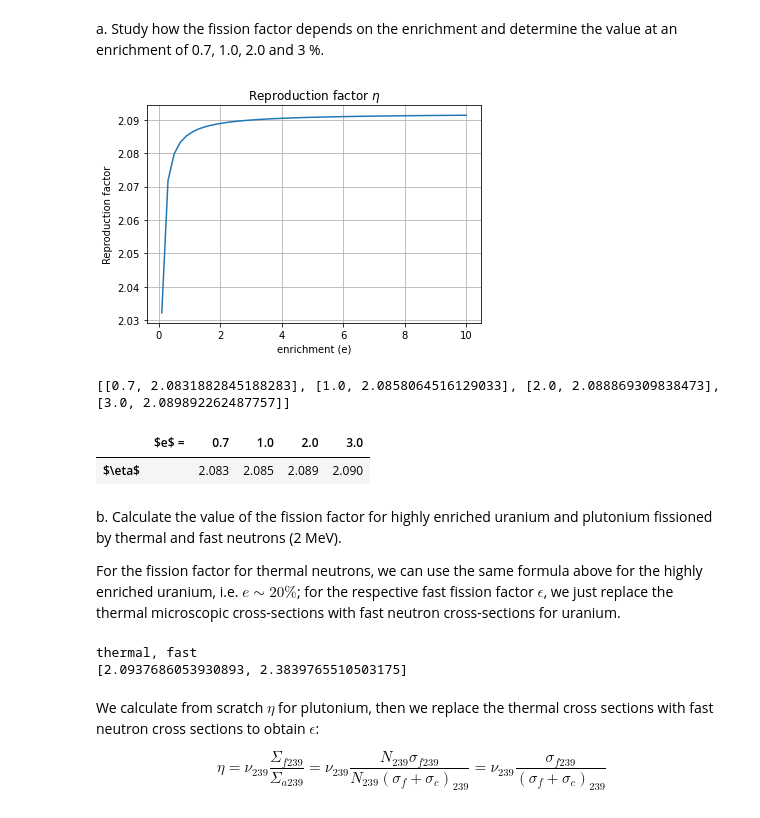
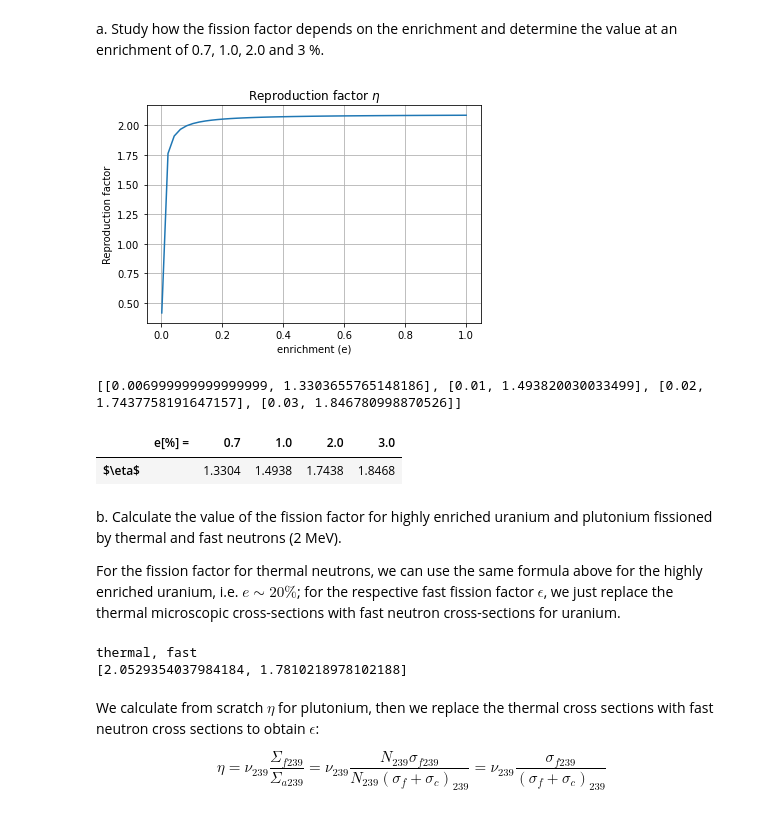
Before and after one commit to nora-salone/Physics-of-Nuclear-Energy, a Jupyter notebook: Phys_nucl_energy_4.ipynb, the cells around one changed output. Saved outputs shown, nothing was run; the diff lists cells and outputs as text; code cells hidden in the pictures.

```diff
--- a/Phys_nucl_energy_4.ipynb
+++ b/Phys_nucl_energy_4.ipynb
@@ -39,25 +39,25 @@ a. Study how the fission factor depends on the enrichment and determine the valu
 enrichment of 0.7, 1.0, 2.0 and 3 %.
 # %%
 # Data for plotting
-e = np.linspace(0.1, 10.0, 50, endpoint=True)
+e = np.linspace(0.001, 1.0, 50, endpoint=True)
 sigma_f235 = 583.0 #barn
 sigma_c235 = 99.0 #barn
-sigma_c238 = 2.0 #barn
+sigma_c238 = 2.73 #barn
 nu = 2.44 #for uranium
 
 eta = nu*e*sigma_f235/(e*(sigma_f235+sigma_c235)+(1-e)*sigma_c238)
 fig, ax = plt.subplots()
 ax.plot(e, eta)
 
 ax.set(xlabel='enrichment (e)', ylabel='Reproduction factor',
        title='Reproduction factor $\eta$')
 ax.grid()
 
 plt.show()
 # %% [output]
-[figure, old version]
+[figure, new version]
 # %%
-data=[0.7,1.0,2.0,3.0]
+data=np.divide([0.7,1.0,2.0,3.0],100) # e are precentages, in the formula 1-e
 results=[]
 
 def eta_f(e):
@@ -68,22 +68,22 @@ for i in range(len(data)):
 
 print(results)
 # %% [output]
-[[0.7, 2.0831882845188283], [1.0, 2.0858064516129033], [2.0, 2.088869309838473], [3.0, 2.089892262487757]]
+[[0.006999999999999999, 1.3303655765148186], [0.01, 1.493820030033499], [0.02, 1.7437758191647157], [0.03, 1.846780998870526]]
 # %%
-Dane=np.array([["",'2.083','2.085','2.089','2.090']])
+Dane=np.array([["",'1.3304','1.4938','1.7438','1.8468']])
 
-Dane_display= pd.DataFrame(Dane,columns=['$e$ =','0.7', '1.0','2.0','3.0'],index=['$\eta$'])
+Dane_display= pd.DataFrame(Dane,columns=['e[%] =','0.7', '1.0','2.0','3.0'],index=['$\eta$'])
 display(Dane_display)
 # %% [output]
-|  | $e$ = | 0.7 | 1.0 | 2.0 | 3.0 |
-| $\eta$ |  | 2.083 | 2.085 | 2.089 | 2.090 |
+|  | e[%] = | 0.7 | 1.0 | 2.0 | 3.0 |
+| $\eta$ |  | 1.3304 | 1.4938 | 1.7438 | 1.8468 |
 # %% [markdown]
 b. Calculate the value of the fission factor for highly enriched uranium and plutonium fissioned by thermal and fast neutrons (2 MeV).
 
 For the fission factor for thermal neutrons, we can use the same formula above for the highly enriched uranium, i.e. $e \sim 20\%$; for the respective fast fission factor $\epsilon$, we just replace the thermal microscopic cross-sections with fast neutron cross-sections for uranium.
 # %%
 nu = 2.44 #for uranium
-e=20.0 #highly enriched uranium
+e=0.2 #highly enriched uranium, around 20%
 results=[]
 
 def eta_f(e):
@@ -105,7 +105,7 @@ print("thermal,","fast")
 print(results)
 # %% [output]
 thermal, fast
-[2.0937686053930893, 2.3839765510503175]
+[2.0529354037984184, 1.7810218978102188]
 # %% [markdown]
 We calculate from scratch $\eta$ for plutonium, then we replace the thermal cross sections with fast neutron cross sections to obtain $\epsilon$:
 
```
Also changed, not shown: parts of 5 cells of this notebook.
